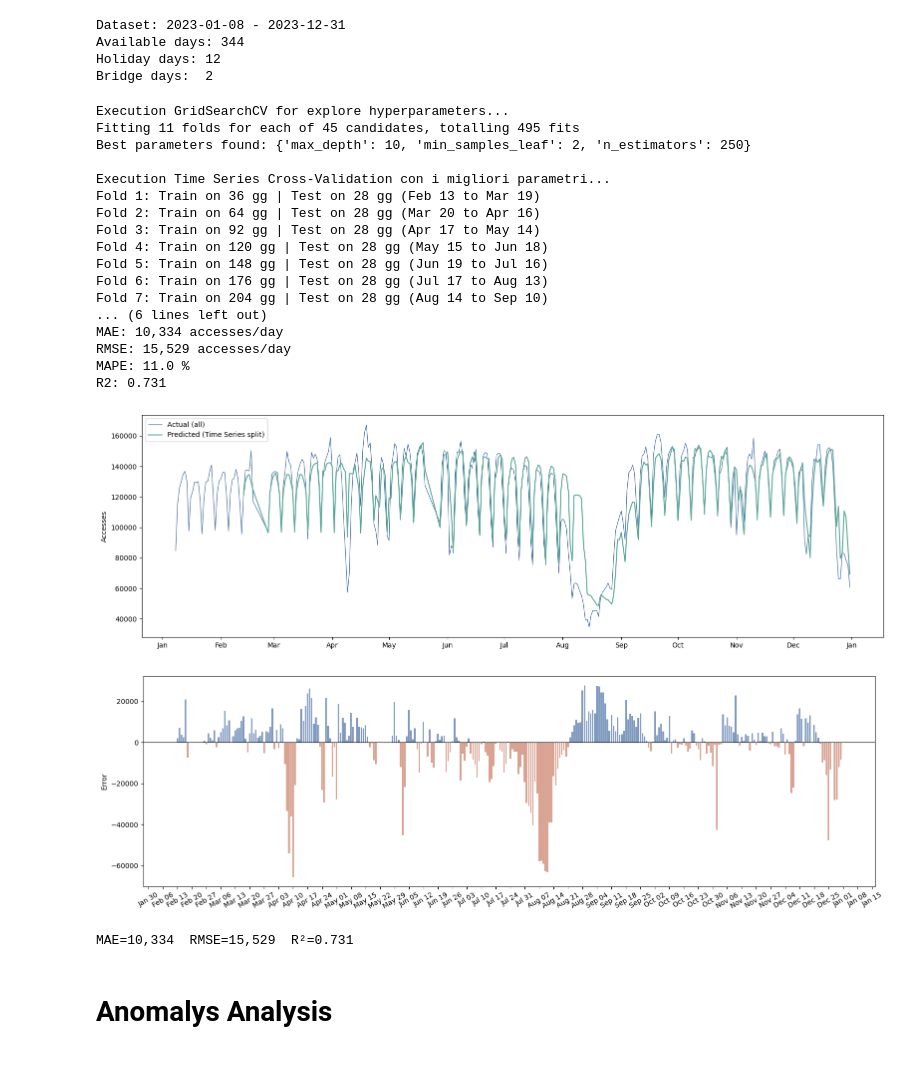
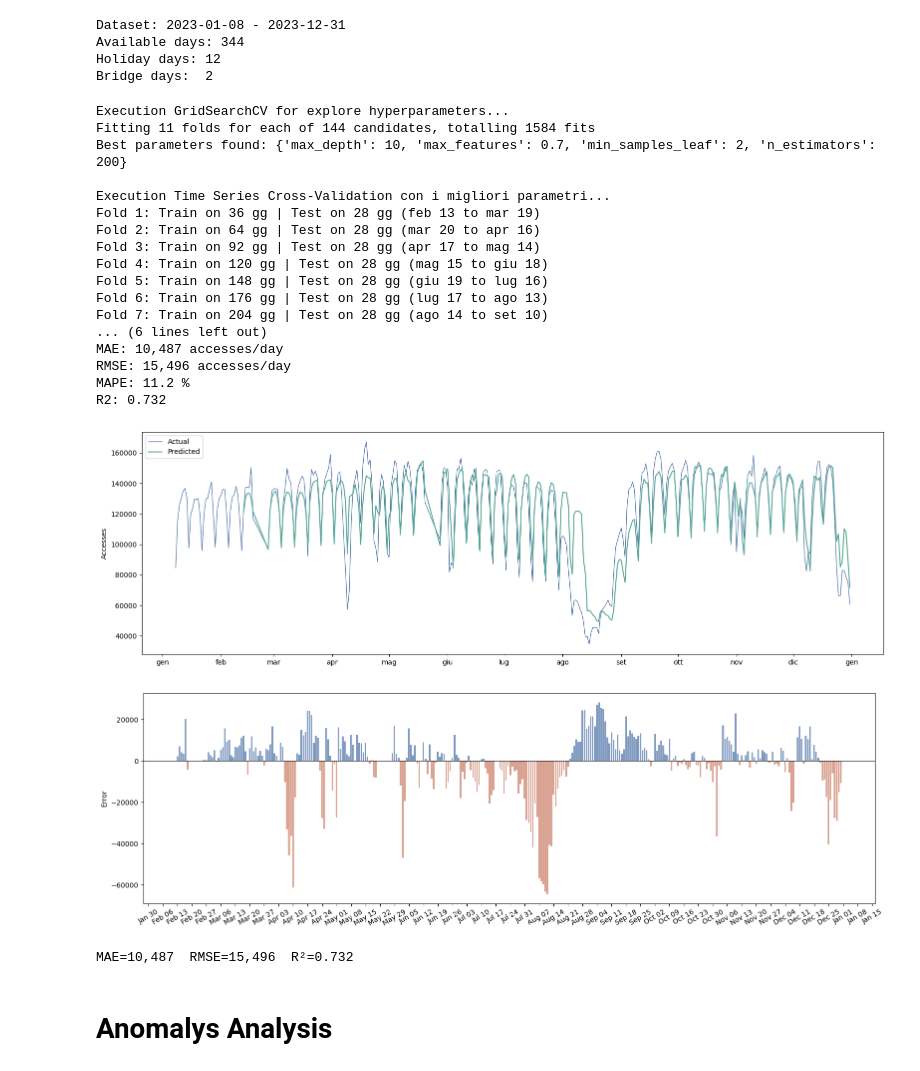
Before and after one commit to acossi-giorgio/exploring-lombardy-through-data, a Jupyter notebook: analysis/3_traffic.ipynb, the cells around one changed output. Cells and saved outputs as stored; diff of their text form; code cells hidden in the pictures.

```diff
--- a/analysis/3_traffic.ipynb
+++ b/analysis/3_traffic.ipynb
@@ -321,9 +321,10 @@ Holiday days: 12
 Bridge days:  2
 # %%
 param_grid = {
-    'n_estimators': [100, 250, 500],
-    'max_depth': [3, 5, 10, 15, 20],
-    'min_samples_leaf': [2, 5, 10]
+    'n_estimators': [200, 400, 600],
+    'max_depth': [3, 5, 7, 10],
+    'min_samples_leaf': [2, 5, 10, 20],
+    'max_features': ['sqrt', 0.5, 0.7],
 }
 
 rf_base = RandomForestRegressor(random_state=42, n_jobs=-1)
@@ -335,7 +336,6 @@ grid_search = GridSearchCV(
     param_grid=param_grid,
     cv=tscv,
     scoring='neg_mean_absolute_error',
-    n_jobs=-1,
     verbose=1
 )
 
@@ -360,49 +360,49 @@ for fold, (train_index, test_index) in enumerate(tscv.split(X), 1):
 
 y_pred = y_pred_all.dropna()
 y_test = y.loc[y_pred.index]
 
 mae = mean_absolute_error(y_test, y_pred)
 rmse = np.sqrt(mean_squared_error(y_test, y_pred))
 mape = np.mean(np.abs((y_test - y_pred) / y_test)) * 100
 r2 = 1 - np.sum((y_test - y_pred)**2) / np.sum((y_test - y_test.mean())**2)
 
 print(f"\nMetrics")
 print(f"MAE: {mae:,.0f} accesses/day")
 print(f"RMSE: {rmse:,.0f} accesses/day")
 print(f"MAPE: {mape:.1f} %")
 print(f"R2: {r2:.3f}")
 
 fig, ax = plt.subplots(1, 1, figsize=(16, 5))
 
-ax.plot(reg_df.index, reg_df["y"], color=TRAFFIC_COLOR, linewidth=0.9, label="Actual (all)")
-ax.plot(y_pred.index, y_pred, color=TRAFFIC_PRED, linewidth=1.5, label="Predicted (Time Series split)")
+ax.plot(reg_df.index, reg_df["y"], color=TRAFFIC_COLOR, linewidth=0.9, label="Actual")
+ax.plot(y_pred.index, y_pred, color=TRAFFIC_PRED, linewidth=1.5, label="Predicted")
 ax.xaxis.set_major_formatter(mdates.DateFormatter("%b"))
 ax.xaxis.set_major_locator(mdates.MonthLocator())
 ax.set_ylabel("Accesses")
 ax.legend(loc="upper left")
 
 plt.tight_layout()
 plt.savefig(os.path.join(IMGS_DIR, 'traffic_actual_vs_predicted.png'), dpi=150, bbox_inches='tight')
 plt.show()
 # %% [output]
 Execution GridSearchCV for explore hyperparameters...
-Fitting 11 folds for each of 45 candidates, totalling 495 fits
-Best parameters found: {'max_depth': 10, 'min_samples_leaf': 2, 'n_estimators': 250}
+Fitting 11 folds for each of 144 candidates, totalling 1584 fits
+Best parameters found: {'max_depth': 10, 'max_features': 0.7, 'min_samples_leaf': 2, 'n_estimators': 200}
 
 Execution Time Series Cross-Validation con i migliori parametri...
-Fold 1: Train on 36 gg | Test on 28 gg (Feb 13 to Mar 19)
-Fold 2: Train on 64 gg | Test on 28 gg (Mar 20 to Apr 16)
-Fold 3: Train on 92 gg | Test on 28 gg (Apr 17 to May 14)
-Fold 4: Train on 120 gg | Test on 28 gg (May 15 to Jun 18)
-Fold 5: Train on 148 gg | Test on 28 gg (Jun 19 to Jul 16)
-Fold 6: Train on 176 gg | Test on 28 gg (Jul 17 to Aug 13)
-Fold 7: Train on 204 gg | Test on 28 gg (Aug 14 to Sep 10)
+Fold 1: Train on 36 gg | Test on 28 gg (feb 13 to mar 19)
+Fold 2: Train on 64 gg | Test on 28 gg (mar 20 to apr 16)
+Fold 3: Train on 92 gg | Test on 28 gg (apr 17 to mag 14)
+Fold 4: Train on 120 gg | Test on 28 gg (mag 15 to giu 18)
+Fold 5: Train on 148 gg | Test on 28 gg (giu 19 to lug 16)
+Fold 6: Train on 176 gg | Test on 28 gg (lug 17 to ago 13)
+Fold 7: Train on 204 gg | Test on 28 gg (ago 14 to set 10)
 ... (6 lines left out)
-MAE: 10,334 accesses/day
-RMSE: 15,529 accesses/day
-MAPE: 11.0 %
-R2: 0.731
+MAE: 10,487 accesses/day
+RMSE: 15,496 accesses/day
+MAPE: 11.2 %
+R2: 0.732
-[figure, old version]
+[figure, new version]
 # %%
 residuals = y_test - y_pred
 
@@ -420,8 +420,8 @@ plt.savefig(os.path.join(IMGS_DIR, 'traffic_residuals.png'), dpi=150, bbox_inche
 plt.show()
 print(f"MAE={mae:,.0f}  RMSE={rmse:,.0f}  R²={r2:.3f}")
 # %% [output]
-[figure, old version]
+[figure, new version]
-MAE=10,334  RMSE=15,529  R²=0.731
+MAE=10,487  RMSE=15,496  R²=0.732
 # %% [markdown]
 # Anomalys Analysis
 # %%
```
Also changed, not shown: parts of 2 cells of this notebook, 15 other files.
